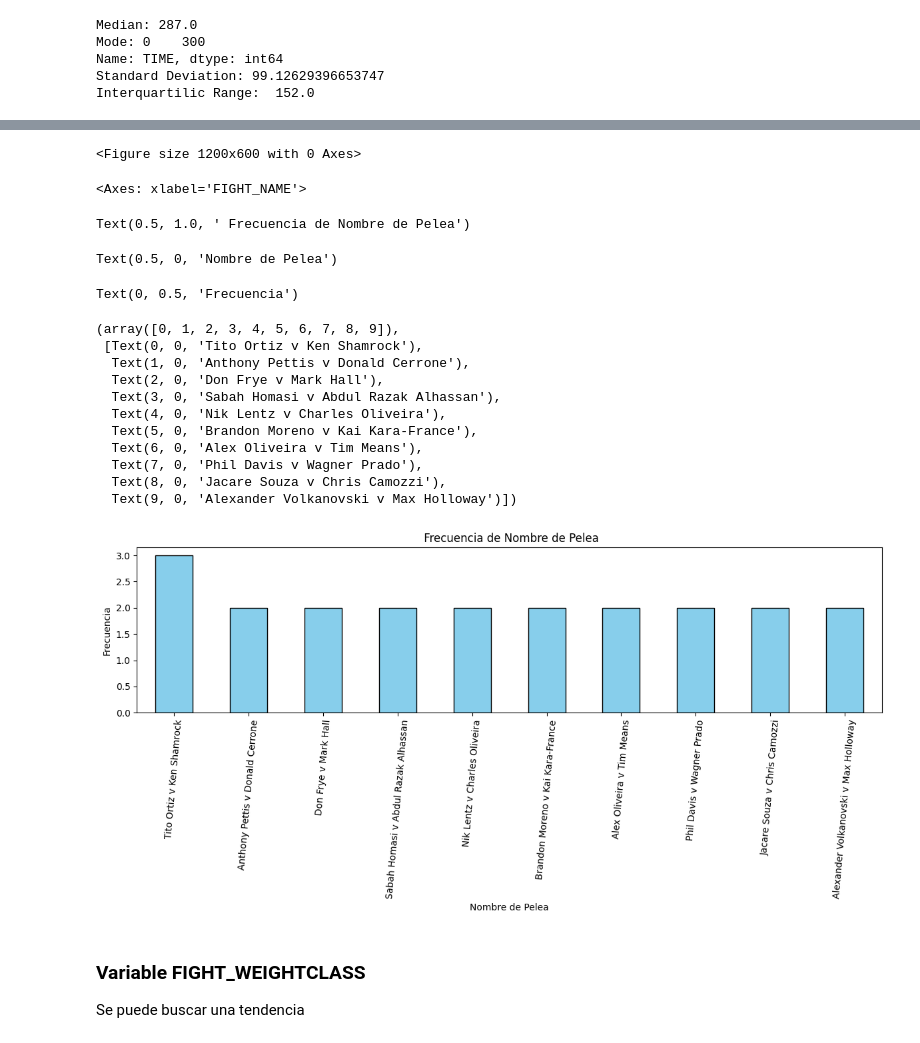
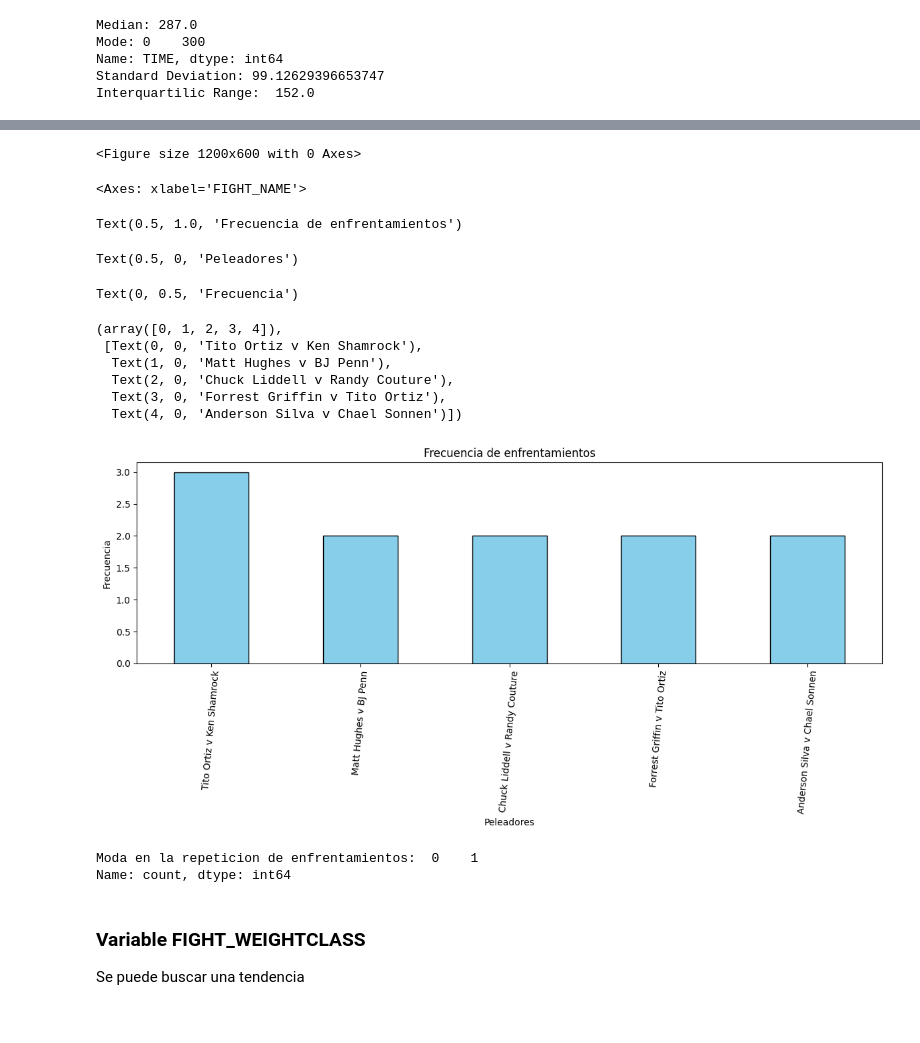
Before and after one commit to YaotecatlMtz/analisisUFC, a Jupyter notebook: primeraEntregaProyecto.ipynb, the cells around one changed output, grey strips where cells are left out. Cells and saved outputs as stored; diff of their text form; code cells hidden in the pictures.

```diff
--- a/primeraEntregaProyecto.ipynb
+++ b/primeraEntregaProyecto.ipynb
@@ -115,9 +133,10 @@ df.info()
 # %%
-nominales = ['FIGHT_ID', 'EVENT_ID', 'FIGHT_NAME','FIGHT_WEIGHTCLASS','FIGHT_METHOD','FIGHT_TIME_FORMAT','FIGHT_REFEREE','FIGHT_DETAILS','FIGHT_STUB','EVENT_NAME','EVENT_DATE','EVENT_LOCATION','EVENT_STUB','DATE_YMD','URL','FIGHT_WINNER']
-ordinales = ['ROUND']  # Pudiera considerarse a karno ordinal pues de un médico a otro el número asignado no es lo mismo
-intervalo = ['TIME']
+nominales = ['FIGHT_ID', 'EVENT_ID', 'FIGHT_NAME','FIGHT_METHOD','FIGHT_DETAILS','FIGHT_STUB','EVENT_NAME','EVENT_LOCATION','EVENT_STUB','URL','FIGHT_WINNER']
+nominales_baja_cardinalidad = ['FIGHT_WEIGHTCLASS', 'FIGHT_TIME_FORMAT', 'FIGHT_REFEREE']
+ordinales = ['ROUND']
+intervalo = ['TIME','EVENT_DATE','DATE_YMD']
 razon = ['MINUTE', 'SECOND']
 # %%
-for i in nominales:
+for i in nominales_baja_cardinalidad:
     df[i] = df[i].astype('category')
 # %%
@@ -411,37 +364,38 @@ En caso de encontrar varias repetidas se puede concluir o fomentar una rivalidad
 # %%
+#Realizamos el conteo de frecuencia
+fight_name_count = df['FIGHT_NAME'].value_counts()
 
+#Tomamos los primeros 5
+top_10_fight_names = fight_name_count.head(5)
 
-fight_name_counts = df['FIGHT_NAME'].value_counts()
-
-top_10_fight_names = fight_name_counts.head(10)
-
-
+#Realizamos la grafica
 plt.figure(figsize=(12, 6))
 top_10_fight_names.plot(kind='bar', color='skyblue', edgecolor='black')
-plt.title(' Frecuencia de Nombre de Pelea')
-plt.xlabel('Nombre de Pelea')
+plt.title('Frecuencia de enfrentamientos')
+plt.xlabel('Peleadores')
 plt.ylabel('Frecuencia')
 plt.xticks(rotation=85)
 plt.tight_layout()
 plt.show()
+
+#Encontramos la moda
+moda = fight_name_count.mode()
+print('Moda en la repeticion de enfrentamientos: ', moda)
 # %% [output]
 <Figure size 1200x600 with 0 Axes>
 <Axes: xlabel='FIGHT_NAME'>
-Text(0.5, 1.0, ' Frecuencia de Nombre de Pelea')
+Text(0.5, 1.0, 'Frecuencia de enfrentamientos')
-Text(0.5, 0, 'Nombre de Pelea')
+Text(0.5, 0, 'Peleadores')
 Text(0, 0.5, 'Frecuencia')
-(array([0, 1, 2, 3, 4, 5, 6, 7, 8, 9]),
+(array([0, 1, 2, 3, 4]),
  [Text(0, 0, 'Tito Ortiz v Ken Shamrock'),
-  Text(1, 0, 'Anthony Pettis v Donald Cerrone'),
-  Text(2, 0, 'Don Frye v Mark Hall'),
-  Text(3, 0, 'Sabah Homasi v Abdul Razak Alhassan'),
-  Text(4, 0, 'Nik Lentz v Charles Oliveira'),
-  Text(5, 0, 'Brandon Moreno v Kai Kara-France'),
-  Text(6, 0, 'Alex Oliveira v Tim Means'),
-  Text(7, 0, 'Phil Davis v Wagner Prado'),
-  Text(8, 0, 'Jacare Souza v Chris Camozzi'),
-  Text(9, 0, 'Alexander Volkanovski v Max Holloway')])
+  Text(1, 0, 'Matt Hughes v BJ Penn'),
+  Text(2, 0, 'Chuck Liddell v Randy Couture'),
+  Text(3, 0, 'Forrest Griffin v Tito Ortiz'),
+  Text(4, 0, 'Anderson Silva v Chael Sonnen')])
-[figure, old version]
+[figure, new version]
+Moda en la repeticion de enfrentamientos:  0    1
+Name: count, dtype: int64
 # %% [markdown]
 ### Variable FIGHT_WEIGHTCLASS
 Se puede buscar una tendencia
```
Also changed, not shown: parts of 19 cells of this notebook.
